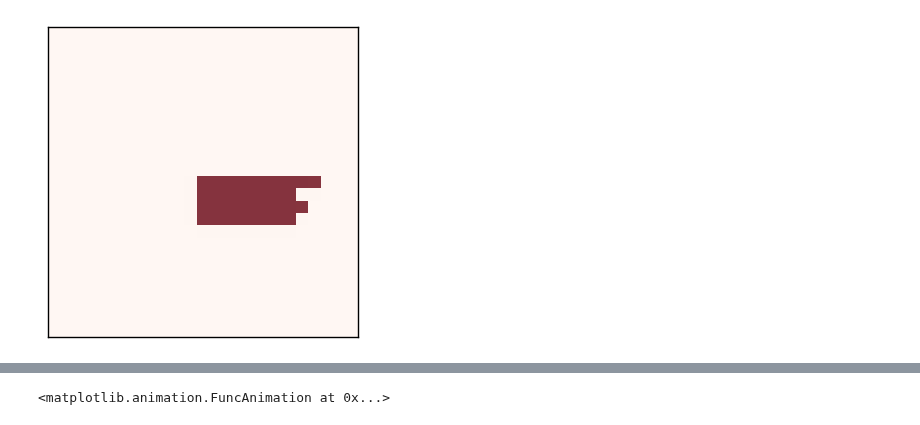
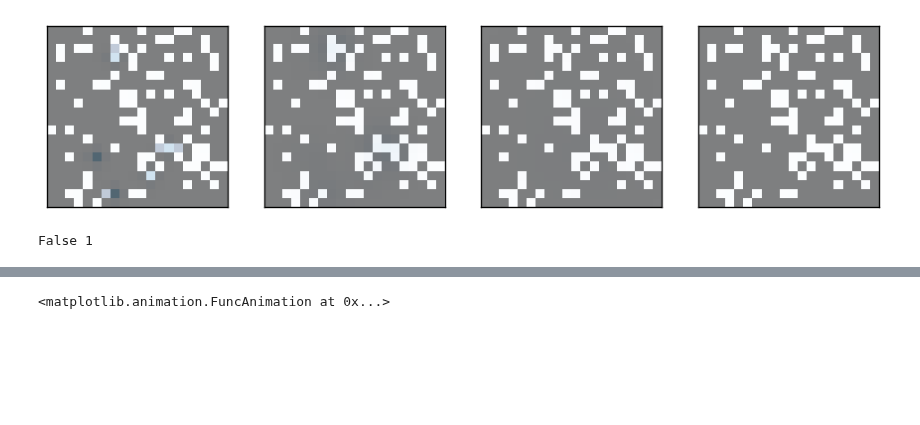
Before and after one commit to Maxventeen/Gas_expansion, a Jupyter notebook: Project.ipynb, the cells around one changed output, grey strips where cells are left out. Drawn from its saved outputs; the diff is of its cells as text; code cells hidden in the pictures; blank space fills up the shorter version.

```diff
--- a/Project.ipynb
+++ b/Project.ipynb
@@ -51,4 +135,0 @@ viewer = DiffusionViewer(diff)
-# %%
-anim = viewer.animate(frames = 100)
-# %% [output]
-[figure, removed]
@@ -54,0 +179,28 @@ anim = viewer.animate(frames = 100)
+# %%
+seed = 22
+perc = Percolation(20, p=0.8)
+viewer = RDViewer(perc)
+
+thinkplot.preplot(cols=4)
+viewer.step()
+viewer.draw()
+
+thinkplot.subplot(2)
+viewer.step(10)
+viewer.draw()
+
+thinkplot.subplot(3)
+viewer.step(100)
+viewer.draw()
+
+thinkplot.subplot(4)
+viewer.step(1000)
+viewer.draw()
+# %% [output]
+[figure, added]
+# %%
+perc = Percolation(50, p=0.5)
+flag, num_steps = test_perc(perc)
+print(flag, num_steps)
+# %% [output]
+False 1
```
Also changed, not shown: parts of 16 cells of this notebook.
